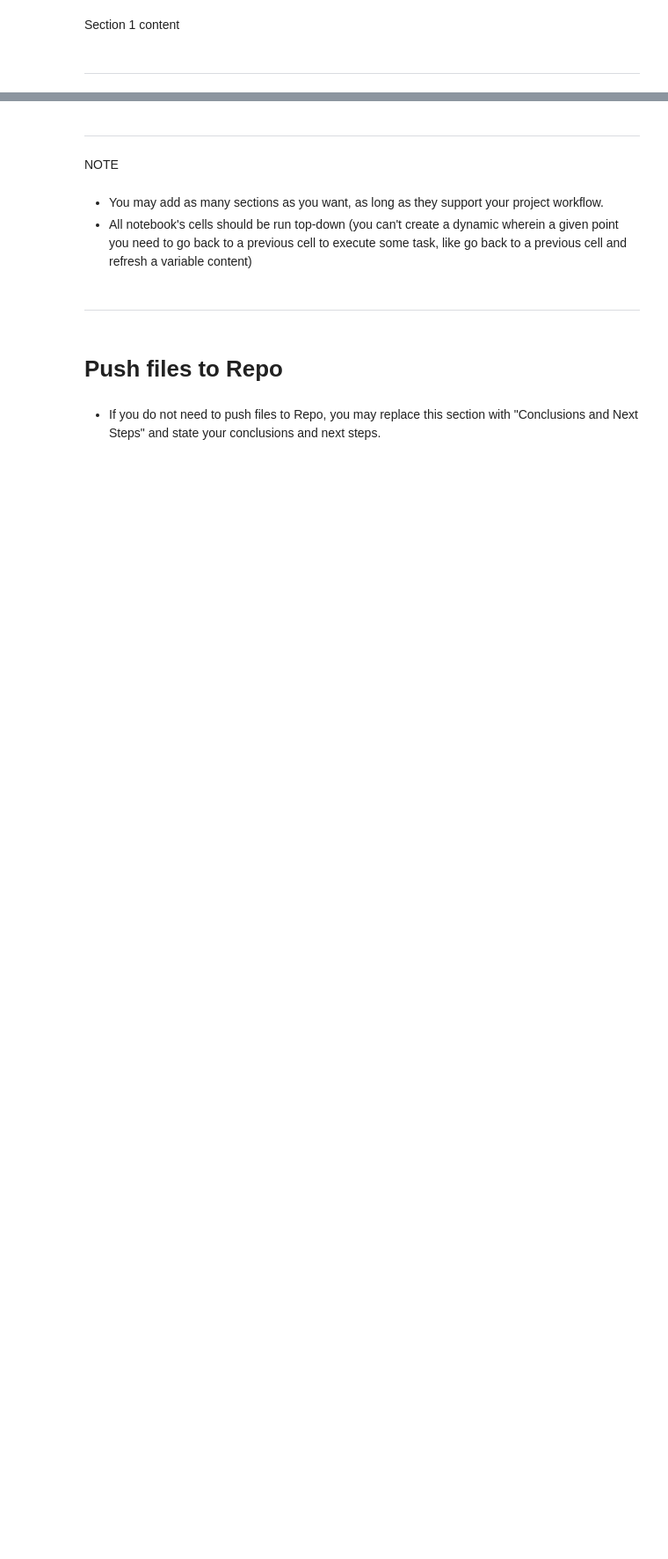
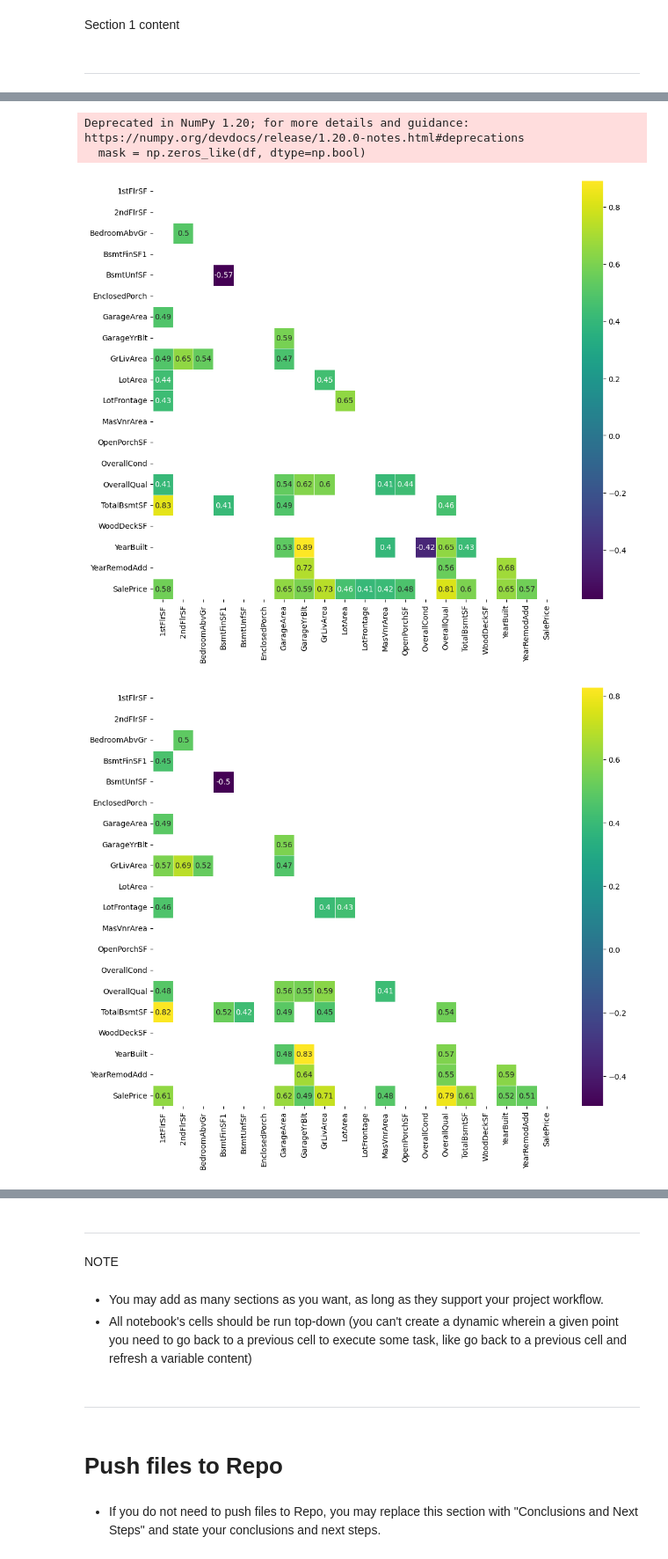
Before and after one commit to pieterkdevilliers/pp5-heritage-housing, a Jupyter notebook: jupyter_notebooks/03_data_cleaning.ipynb, the cells around one changed output, grey strips where cells are left out. Shown at 88% size. Drawn from its saved outputs; the diff is of its cells as text; code cells hidden in the pictures; blank space fills up the shorter version.

```diff
--- a/jupyter_notebooks/03_data_cleaning.ipynb
+++ b/jupyter_notebooks/03_data_cleaning.ipynb
@@ -46,4 +45,9 @@ current_dir
 # %% [markdown]
 Section 1 content
+# %%
+import pandas as pd
+df_raw_path = "outputs/datasets/collection/house_prices_records.csv"
+df = pd.read_csv(df_raw_path)
+df.head(5)
 # %% [markdown]
 ---
@@ -53,0 +157,2 @@ Section 2 content
+# %%
+df_corr_pearson, df_corr_spearman, pps_matrix = CalculateCorrAndPPS(df)
@@ -53,0 +278,2 @@ Section 2 content
+# %%
+df_corr_pearson, df_corr_spearman, pps_matrix = CalculateCorrAndPPS(df)
@@ -53,0 +287,7 @@ Section 2 content
+# %%
+DisplayCorrAndPPS(df_corr_pearson = df_corr_pearson,
+                  df_corr_spearman = df_corr_spearman,
+                  pps_matrix = pps_matrix,
+                  CorrThreshold = 0.4, PPS_Threshold =0.2,
+                  figsize=(12,10), font_annot=10)
+# %% [output]
@@ -53,0 +300,4 @@ Section 2 content
+Deprecated in NumPy 1.20; for more details and guidance: https://numpy.org/devdocs/release/1.20.0-notes.html#deprecations
+  mask = np.zeros_like(df, dtype=np.bool)
+[figure, added]
+[figure, added]
```
Also changed, not shown: parts of 33 cells of this notebook.
